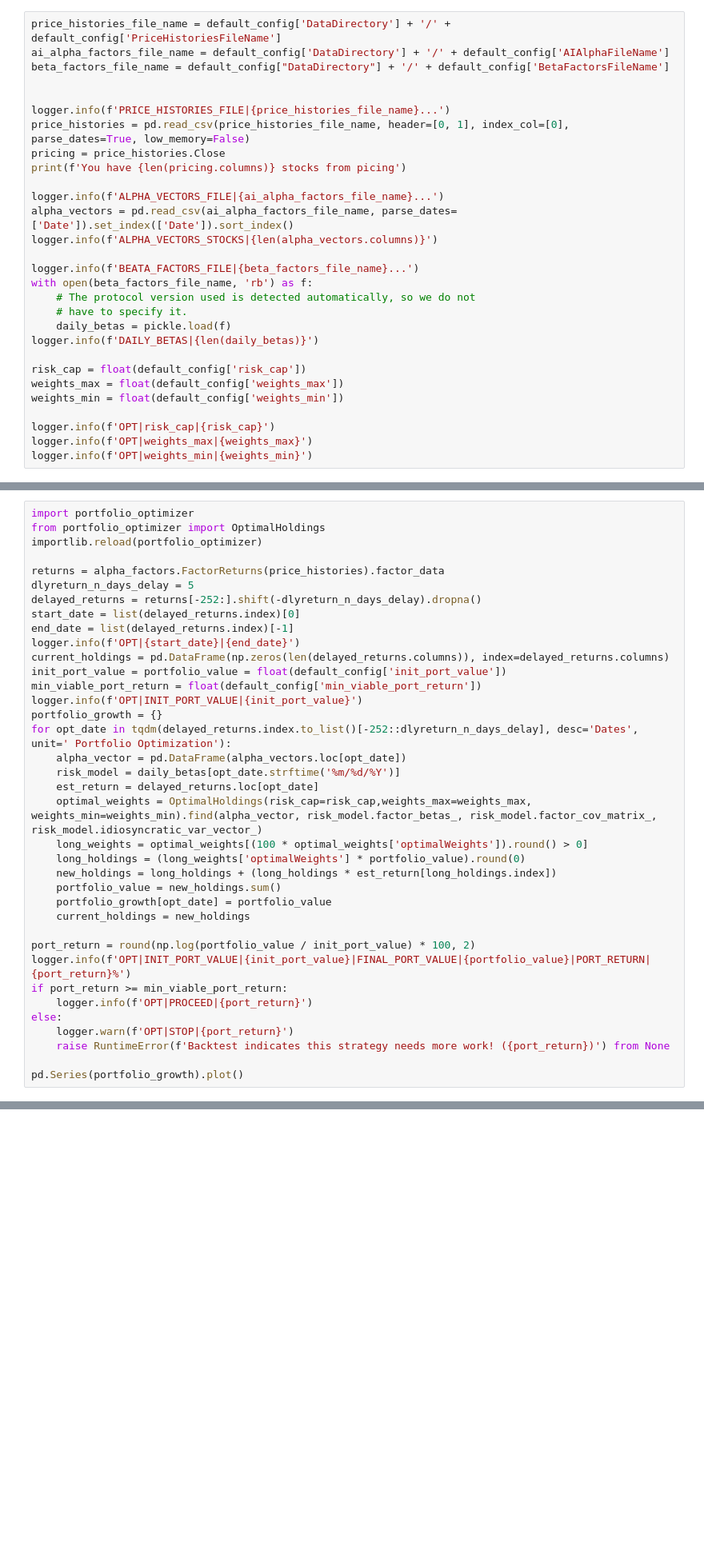
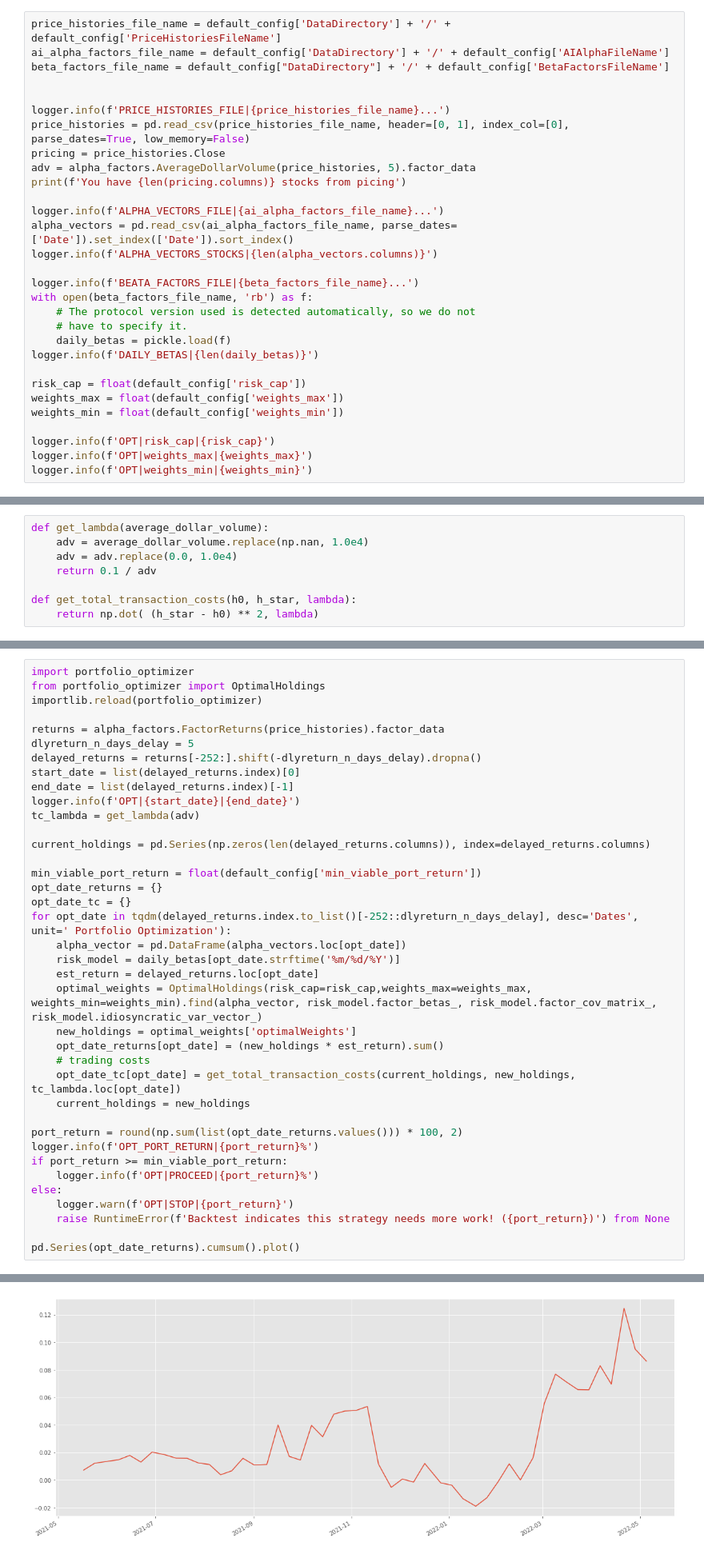
Before and after one commit to nmaiorana/svi-trading-tools, a Jupyter notebook: generate_backtest.ipynb, the cells around one changed output, grey strips where cells are left out. Shown at 80% size. Saved outputs shown, nothing was run; the diff lists cells and outputs as text; blank space fills up the shorter version.

Commit message:
Optimized Backtesting
Removed investment amount and replaced with pure returns
Added Transactions Costs

```diff
--- a/generate_backtest.ipynb
+++ b/generate_backtest.ipynb
@@ -62,6 +62,7 @@ beta_factors_file_name = default_config["DataDirectory"] + '/' + default_config[
 logger.info(f'PRICE_HISTORIES_FILE|{price_histories_file_name}...')
 price_histories = pd.read_csv(price_histories_file_name, header=[0, 1], index_col=[0], parse_dates=True, low_memory=False)
 pricing = price_histories.Close
+adv = alpha_factors.AverageDollarVolume(price_histories, 5).factor_data
 print(f'You have {len(pricing.columns)} stocks from picing')
 
 logger.info(f'ALPHA_VECTORS_FILE|{ai_alpha_factors_file_name}...')
@@ -95,3 +125,11 @@ You have 501 stocks from picing
+# %%
+def get_lambda(average_dollar_volume):
+    adv = average_dollar_volume.replace(np.nan, 1.0e4)
+    adv = adv.replace(0.0, 1.0e4)
+    return 0.1 / adv
+
+def get_total_transaction_costs(h0, h_star, lambda):
+    return np.dot( (h_star - h0) ** 2, lambda)
 # %% [markdown]
 # Back test AI Alpha and Daily Betas to produce optimal weights
 # %%
@@ -105,30 +143,31 @@ delayed_returns = returns[-252:].shift(-dlyreturn_n_days_delay).dropna()
 start_date = list(delayed_returns.index)[0]
 end_date = list(delayed_returns.index)[-1]
 logger.info(f'OPT|{start_date}|{end_date}')
-current_holdings = pd.DataFrame(np.zeros(len(delayed_returns.columns)), index=delayed_returns.columns)
-init_port_value = portfolio_value = float(default_config['init_port_value'])
+tc_lambda = get_lambda(adv)
+
+current_holdings = pd.Series(np.zeros(len(delayed_returns.columns)), index=delayed_returns.columns)
+
 min_viable_port_return = float(default_config['min_viable_port_return'])
-logger.info(f'OPT|INIT_PORT_VALUE|{init_port_value}')
-portfolio_growth = {}
+opt_date_returns = {}
+opt_date_tc = {}
 for opt_date in tqdm(delayed_returns.index.to_list()[-252::dlyreturn_n_days_delay], desc='Dates', unit=' Portfolio Optimization'):
     alpha_vector = pd.DataFrame(alpha_vectors.loc[opt_date])
     risk_model = daily_betas[opt_date.strftime('%m/%d/%Y')]
     est_return = delayed_returns.loc[opt_date]
     optimal_weights = OptimalHoldings(risk_cap=risk_cap,weights_max=weights_max, weights_min=weights_min).find(alpha_vector, risk_model.factor_betas_, risk_model.factor_cov_matrix_, risk_model.idiosyncratic_var_vector_)
-    long_weights = optimal_weights[(100 * optimal_weights['optimalWeights']).round() > 0]
-    long_holdings = (long_weights['optimalWeights'] * portfolio_value).round(0)
-    new_holdings = long_holdings + (long_holdings * est_return[long_holdings.index])
-    portfolio_value = new_holdings.sum()
-    portfolio_growth[opt_date] = portfolio_value
+    new_holdings = optimal_weights['optimalWeights']
+    opt_date_returns[opt_date] = (new_holdings * est_return).sum()
+    # trading costs
+    opt_date_tc[opt_date] = get_total_transaction_costs(current_holdings, new_holdings, tc_lambda.loc[opt_date])
     current_holdings = new_holdings
 
-port_return = round(np.log(portfolio_value / init_port_value) * 100, 2)
-logger.info(f'OPT|INIT_PORT_VALUE|{init_port_value}|FINAL_PORT_VALUE|{portfolio_value}|PORT_RETURN|{port_return}%')
+port_return = round(np.sum(list(opt_date_returns.values())) * 100, 2)
+logger.info(f'OPT_PORT_RETURN|{port_return}%')
 if port_return >= min_viable_port_return:
-    logger.info(f'OPT|PROCEED|{port_return}')
+    logger.info(f'OPT|PROCEED|{port_return}%')
 else:
     logger.warn(f'OPT|STOP|{port_return}')
     raise RuntimeError(f'Backtest indicates this strategy needs more work! ({port_return})') from None
 
-pd.Series(portfolio_growth).plot()
+pd.Series(opt_date_returns).cumsum().plot()
 # %% [output]
@@ -139,0 +178 @@ RuntimeError: Backtest indicates this strategy needs more work! (2.56)
+[figure, added]
```
Also changed, not shown: parts of 10 cells of this notebook, 1 other file.
